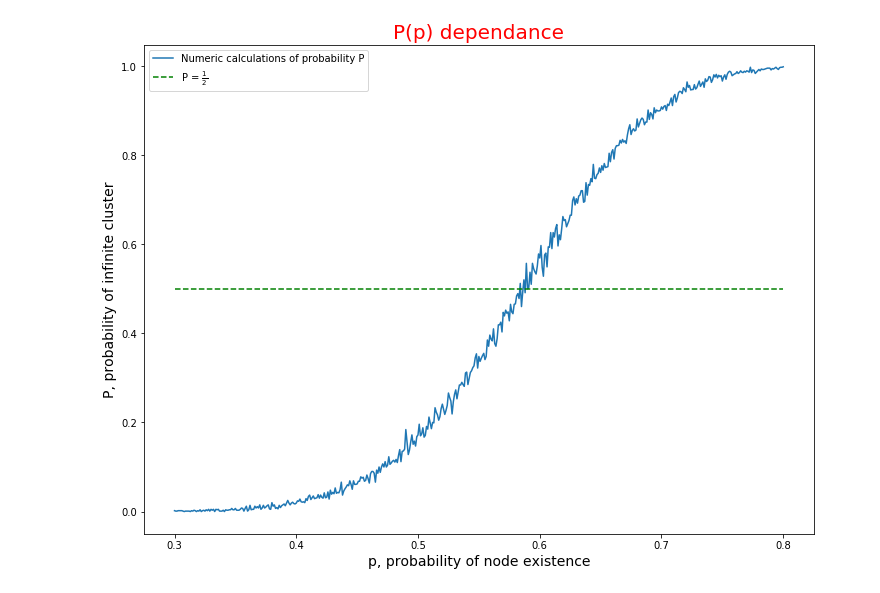
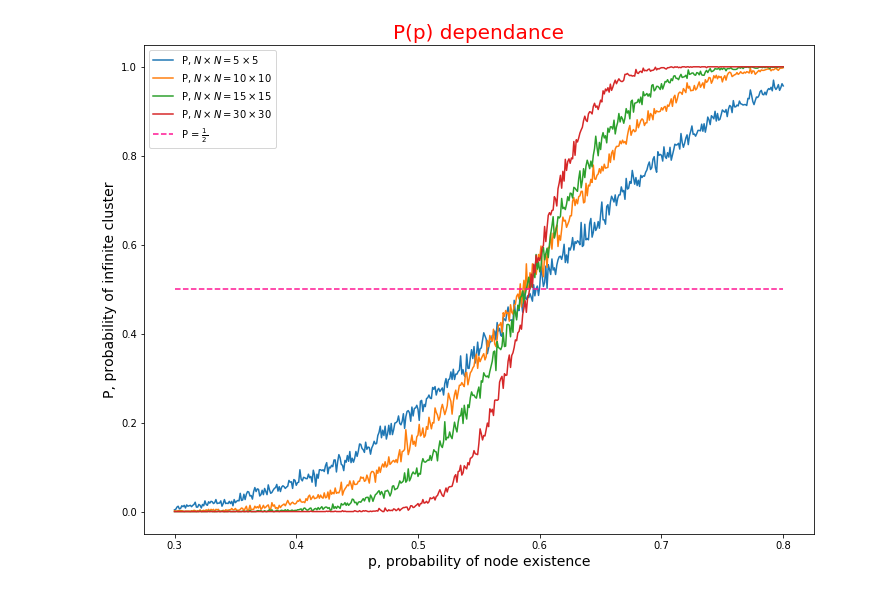
Before and after one commit to nikitadobrokhtov/monte-karlo-methods, a Jupyter notebook: Homework4_percollation/Graphs and numerical solution.ipynb, the cells around one changed output. Saved outputs shown, nothing was run; the diff lists cells and outputs as text; code cells hidden in the pictures.

Commit message:
Calculationf for N=5,10,15,30

```diff
--- a/Homework4_percollation/Graphs and numerical solution.ipynb
+++ b/Homework4_percollation/Graphs and numerical solution.ipynb
@@ -2,21 +2,28 @@
 import numpy as np
 import matplotlib.pyplot as plt
 
+#Load our calculated data
 p = np.load('./lattice_prob.npy')
-P = np.load('./inf_clust_prob.npy')
+P_5 = np.load('./inf_clust_prob_5.npy')
+P_10 = np.load('./inf_clust_prob_10.npy')
+P_15 = np.load('./inf_clust_prob_15.npy')
+P_30 = np.load('./inf_clust_prob_30.npy')
 # %%
 fig = plt.figure(figsize=(12, 9))
 
-plt.plot(p, P, label='Numeric calculations of probability P')
+plt.plot(p, P_5, label='P, $N\\times N = 5\\times 5$')
+plt.plot(p, P_10, label='P, $N\\times N = 10\\times 10$')
+plt.plot(p, P_15, label='P, $N\\times N = 15\\times 15$')
+plt.plot(p, P_30, label='P, $N\\times N = 30\\times 30$')
 
-plt.plot(p, np.ones(len(p)) * 1/2, color='green', linestyle='--', label = 'P = $\\frac{1}{2}$')
+plt.plot(p, np.ones(len(p)) * 1/2, color='deeppink', linestyle='--', label = 'P = $\\frac{1}{2}$')
 
 plt.xlabel("p, probability of node existence", fontsize=14)
 plt.ylabel("P, probability of infinite cluster", fontsize=14)
 plt.title("P(p) dependance", fontsize=20, color='red')
 
 plt.legend()
 
 plt.show()
 # %% [output]
-[figure, old version]
+[figure, new version]
```
Also changed, not shown: 2 other files.
